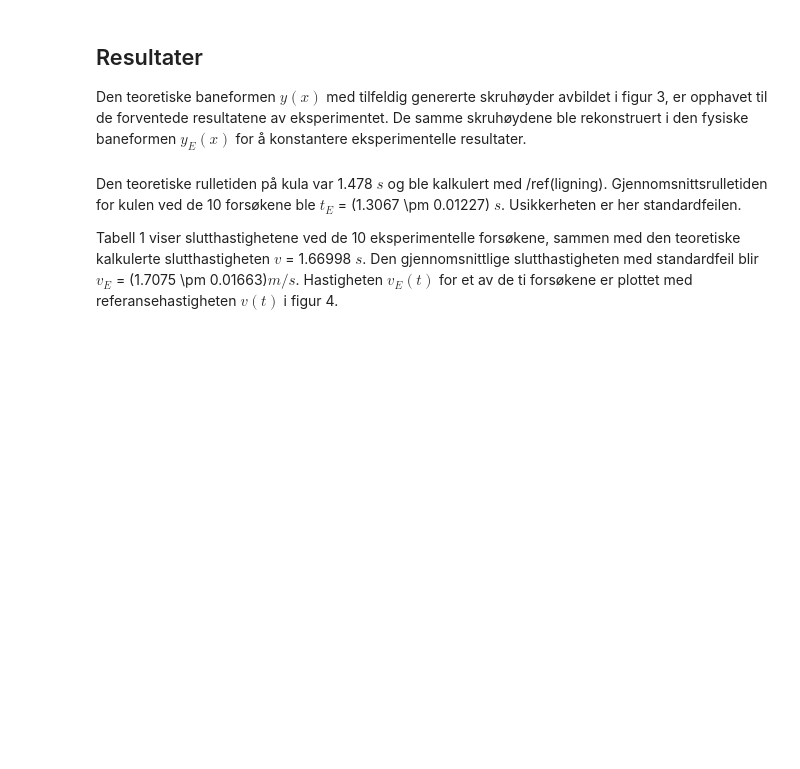
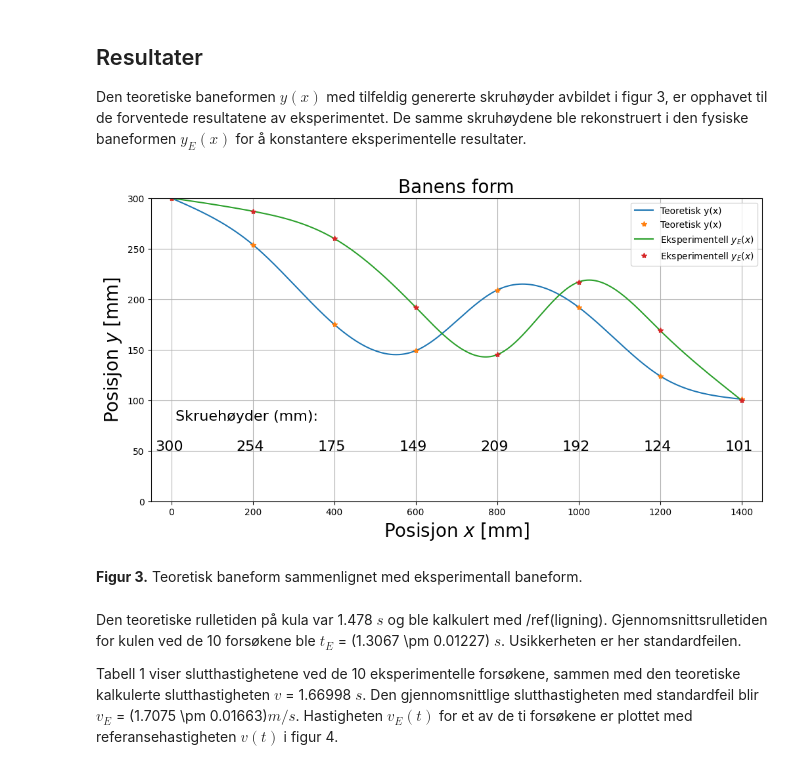
Before and after one commit to angrycompany16/Fysikk-lab, a Jupyter notebook: project.ipynb, the cells around one changed output. Saved outputs shown, nothing was run; the diff lists cells and outputs as text; code cells hidden in the pictures; blank space fills up the shorter version.

```diff
--- a/project.ipynb
+++ b/project.ipynb
@@ -148,7 +148,11 @@ I økt 4 ble resultater fra eksperimentet sammenlignet med teoretiske verdier. P
 ## Resultater
 Den teoretiske baneformen $y(x)$ med tilfeldig genererte skruhøyder avbildet i figur 3, er opphavet til de forventede resultatene av eksperimentet. De samme skruhøydene ble rekonstruert i den fysiske baneformen $y_{E}(x)$ for å konstantere eksperimentelle resultater.
 # %%
-# figur 3
+display.Image("images/baneform.png")
+# %% [output]
+[figure, added]
+# %% [markdown]
+<b> Figur 3.</b> Teoretisk baneform sammenlignet med eksperimentall baneform.
 # %% [markdown]
 Den teoretiske rulletiden på kula var 1.478 $s$ og ble kalkulert med /ref(ligning). Gjennomsnittsrulletiden for kulen ved de 10 forsøkene ble $t_{E}$ = (1.3067 \pm 0.01227) $s$. Usikkerheten er her standardfeilen.
 
```
Also changed, not shown: parts of 12 cells of this notebook, 10 other files.
